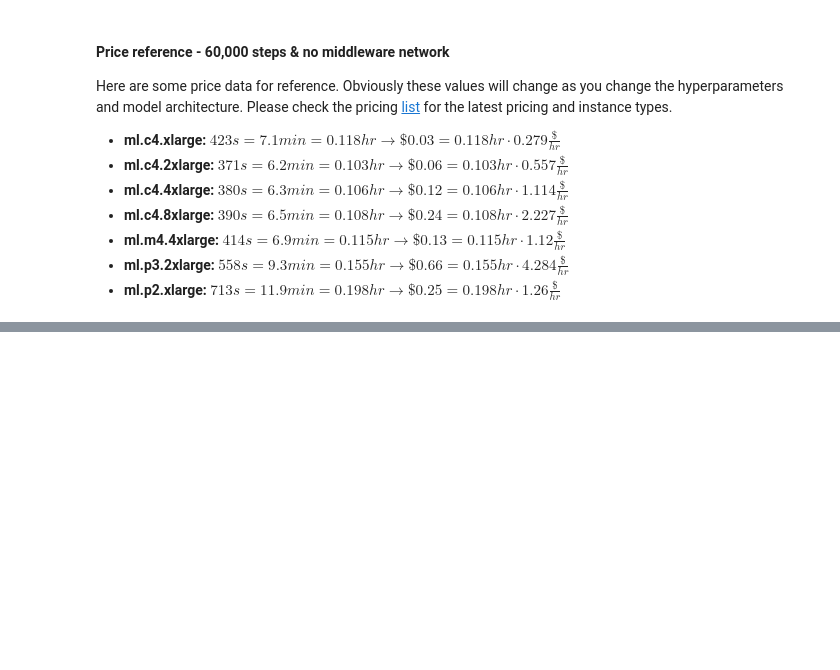
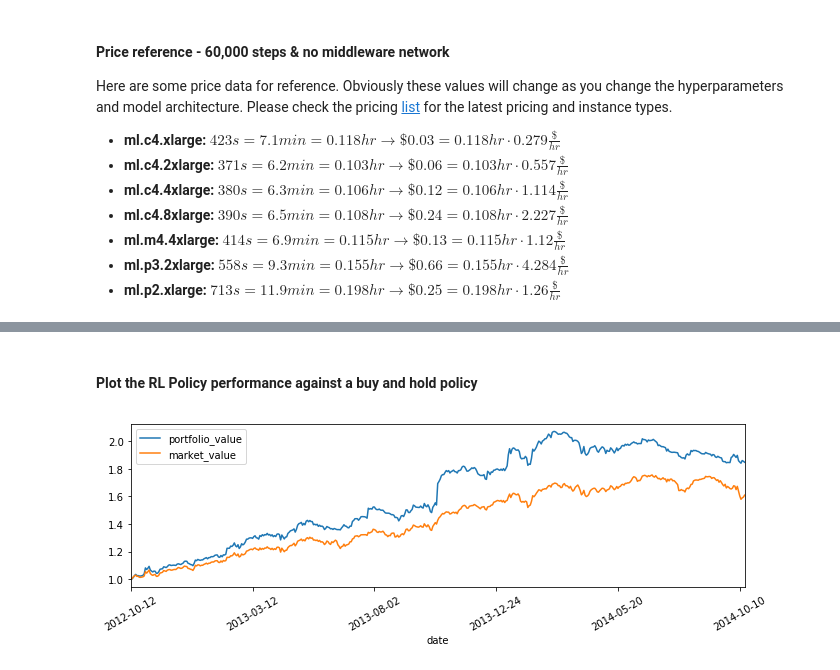
Before and after one commit to daniel-fudge/DRL-Portfolio-Optimization, a Jupyter notebook: drl-portfolio-optimization.ipynb, the cells around one changed output, grey strips where cells are left out. Cells and saved outputs as stored; diff of their text form; code cells hidden in the pictures; blank space fills up the shorter version.

```diff
--- a/drl-portfolio-optimization.ipynb
+++ b/drl-portfolio-optimization.ipynb
@@ -310,0 +231,7 @@ Copied output files to /tmp/sagemaker-rl-mxnet-2020-03-29-16-25-43-825
+# %% [markdown]
+#### Plot the RL Policy performance against a buy and hold policy
+# %%
+df = pd.read_csv(tmp_dir + '/portfolio-management.csv', index_col='date')
+_ = df[["portfolio_value", "market_value"]].plot(rot=30, figsize=(11,3))
+# %% [output]
+[figure, added]
```
Also changed, not shown: parts of 8 cells of this notebook, 3 other files.
